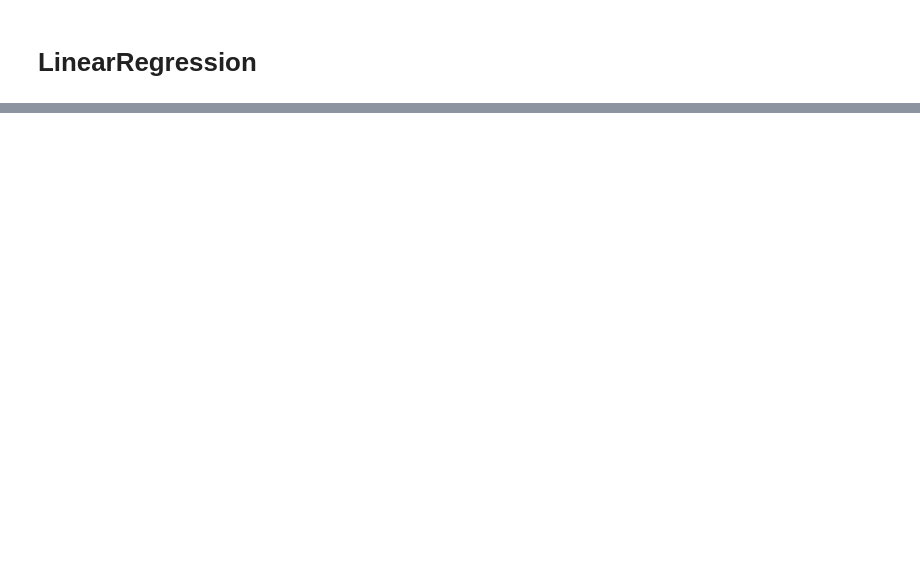
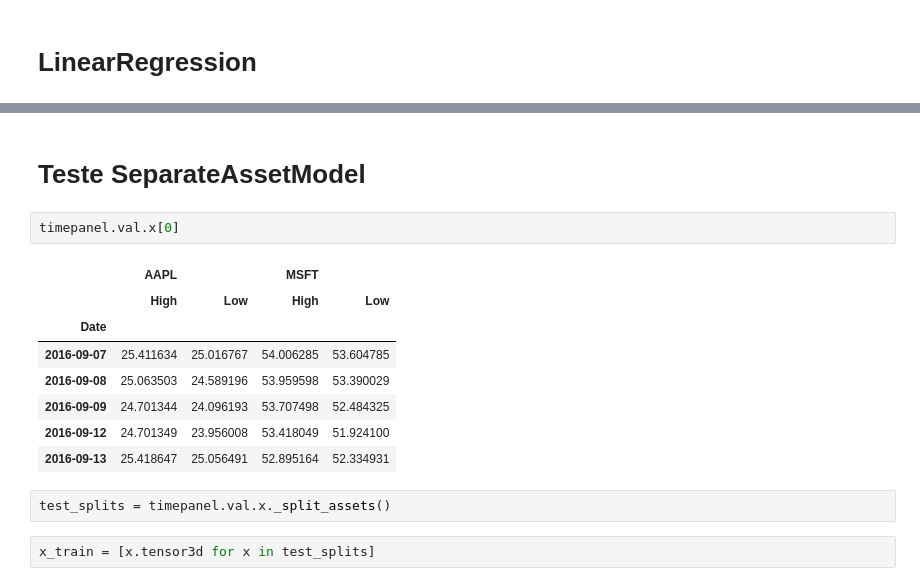
Before and after one commit to langflow-ai/wavy, a Jupyter notebook: notebooks/bovespa_analysis.ipynb, the cells around one changed output, grey strips where cells are left out. Cells and saved outputs as stored; diff of their text form; blank space fills up the shorter version.

```diff
--- a/notebooks/bovespa_analysis.ipynb
+++ b/notebooks/bovespa_analysis.ipynb
@@ -408,0 +255,17 @@ get_mails_from_csv('/Users/rodrigonader/Downloads/pesquisa.csv', 'myout.csv')
+# %% [markdown]
+# Teste SeparateAssetModel
+# %%
+timepanel.val.x[0]
+# %% [output]
+|  | AAPL |  | MSFT |  |
+|  | High | Low | High | Low |
+| Date |  |  |  |  |
+| 2016-09-07 | 25.411634 | 25.016767 | 54.006285 | 53.604785 |
+| 2016-09-08 | 25.063503 | 24.589196 | 53.959598 | 53.390029 |
+| 2016-09-09 | 24.701344 | 24.096193 | 53.707498 | 52.484325 |
+| 2016-09-12 | 24.701349 | 23.956008 | 53.418049 | 51.924100 |
+| 2016-09-13 | 25.418647 | 25.056491 | 52.895164 | 52.334931 |
+# %%
+test_splits = timepanel.val.x._split_assets()
+# %%
+x_train = [x.tensor3d for x in test_splits]
```
Also changed, not shown: parts of 93 cells of this notebook, 5 other files.
